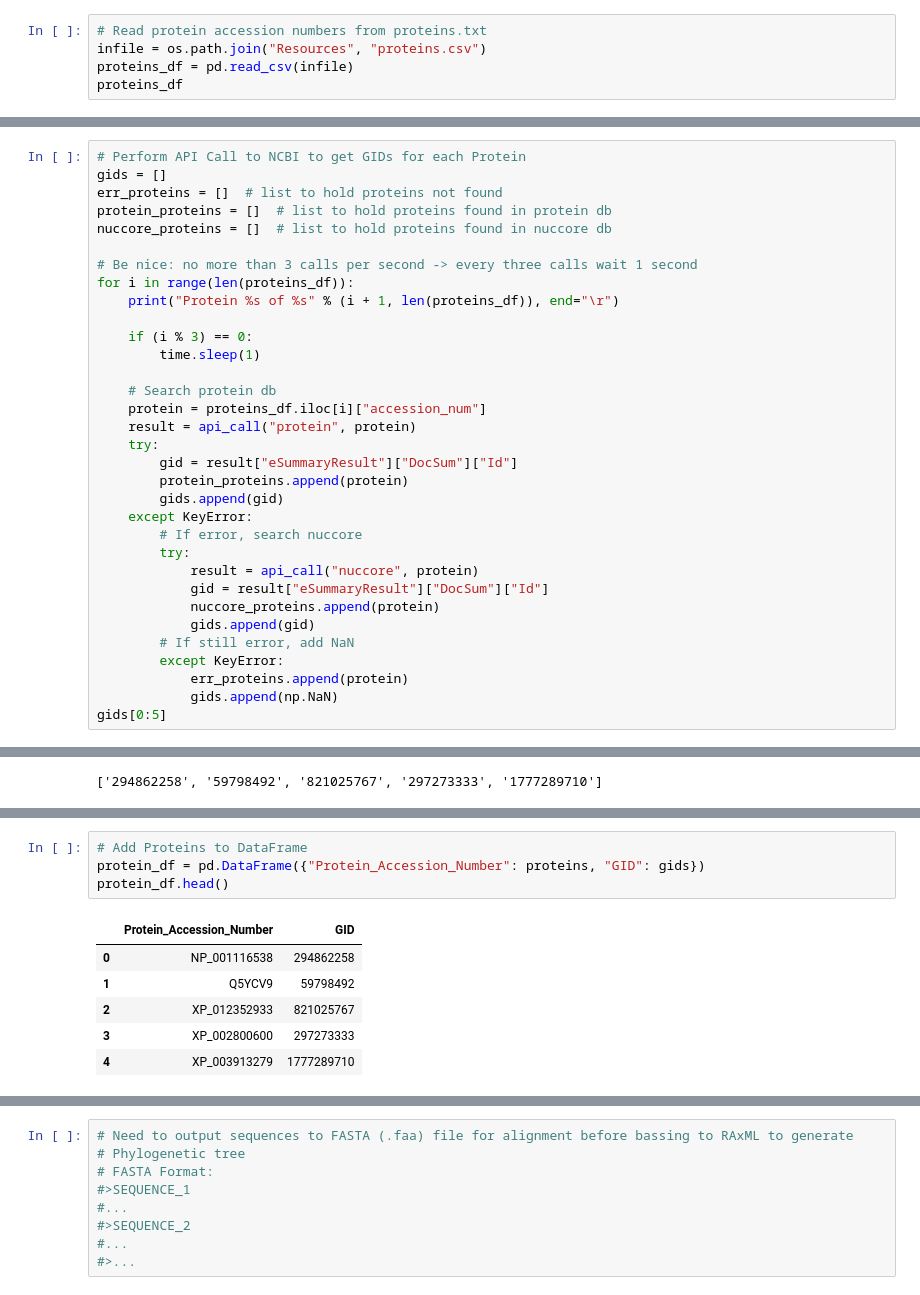
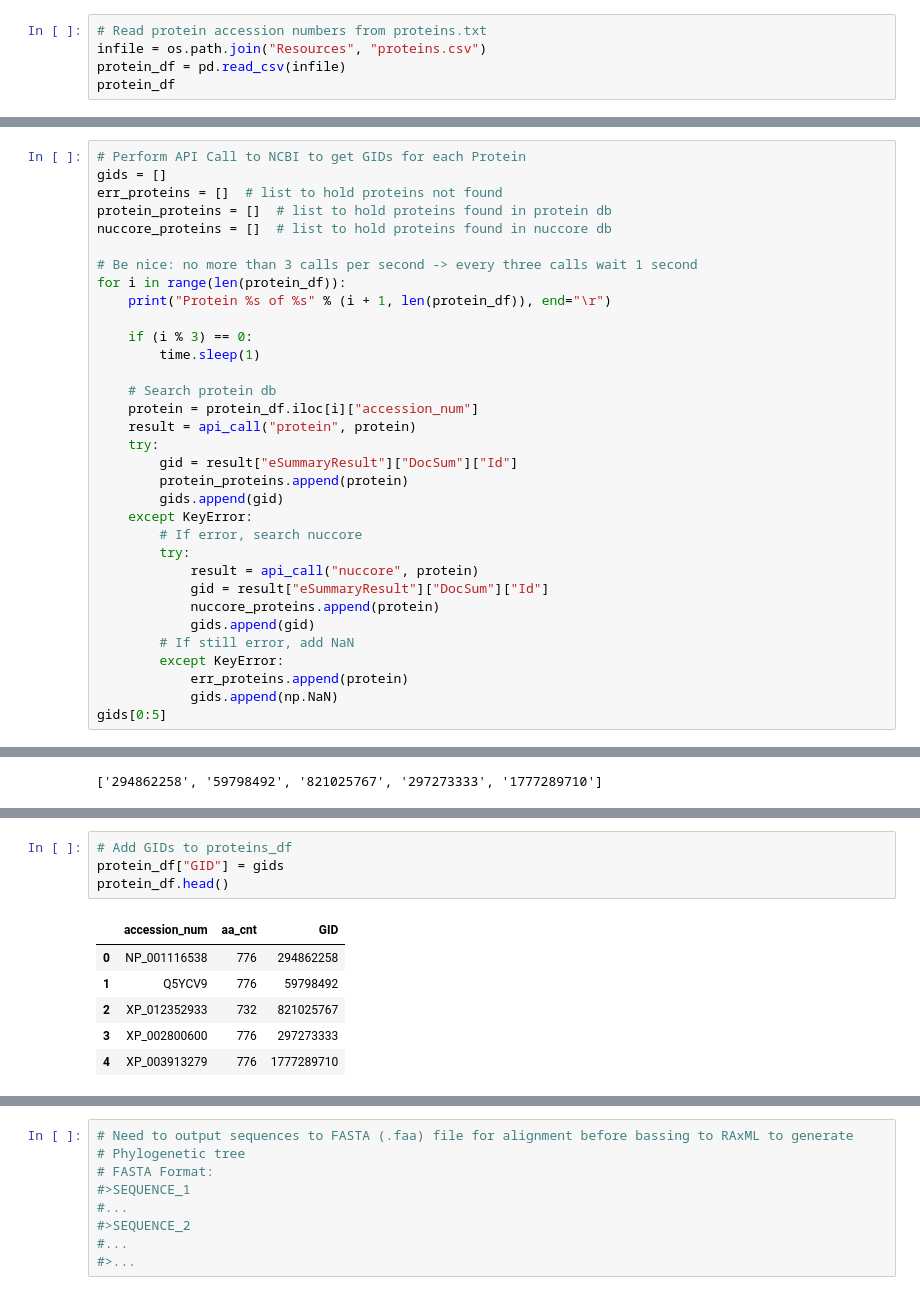
Before and after one commit to jsheppard95/MAPT_Phylogeny, a Jupyter notebook: Protein_Sequence_Search.ipynb, the cells around one changed output, grey strips where cells are left out. Saved outputs shown, nothing was run; the diff lists cells and outputs as text.

```diff
--- a/Protein_Sequence_Search.ipynb
+++ b/Protein_Sequence_Search.ipynb
@@ -53,8 +65,8 @@ def api_call(db, protein):
 # %%
 # Read protein accession numbers from proteins.txt
 infile = os.path.join("Resources", "proteins.csv")
-proteins_df = pd.read_csv(infile)
-proteins_df
+protein_df = pd.read_csv(infile)
+protein_df
 # %% [output]
 |  | accession_num | aa_cnt |
 | 0 | NP_001116538 | 776 |
@@ -81,14 +89,14 @@ protein_proteins = []  # list to hold proteins found in protein db
 nuccore_proteins = []  # list to hold proteins found in nuccore db
 
 # Be nice: no more than 3 calls per second -> every three calls wait 1 second
-for i in range(len(proteins_df)):
-    print("Protein %s of %s" % (i + 1, len(proteins_df)), end="\r")
+for i in range(len(protein_df)):
+    print("Protein %s of %s" % (i + 1, len(protein_df)), end="\r")
 
     if (i % 3) == 0:
         time.sleep(1)
 
     # Search protein db
-    protein = proteins_df.iloc[i]["accession_num"]
+    protein = protein_df.iloc[i]["accession_num"]
     result = api_call("protein", protein)
     try:
         gid = result["eSummaryResult"]["DocSum"]["Id"]
@@ -140,16 +148,16 @@ JL1528
 scaffold43622
 XP_01266736
 # %%
-# Add Proteins to DataFrame
-protein_df = pd.DataFrame({"Protein_Accession_Number": proteins, "GID": gids})
+# Add GIDs to proteins_df
+protein_df["GID"] = gids
 protein_df.head()
 # %% [output]
-|  | Protein_Accession_Number | GID |
-| 0 | NP_001116538 | 294862258 |
-| 1 | Q5YCV9 | 59798492 |
-| 2 | XP_012352933 | 821025767 |
-| 3 | XP_002800600 | 297273333 |
-| 4 | XP_003913279 | 1777289710 |
+|  | accession_num | aa_cnt | GID |
+| 0 | NP_001116538 | 776 | 294862258 |
+| 1 | Q5YCV9 | 776 | 59798492 |
+| 2 | XP_012352933 | 732 | 821025767 |
+| 3 | XP_002800600 | 776 | 297273333 |
+| 4 | XP_003913279 | 776 | 1777289710 |
 # %%
 # Confirm missing GIDs consistent with API result:
 is_NaN = protein_df.isnull()
```
Also changed, not shown: parts of 18 cells of this notebook.
